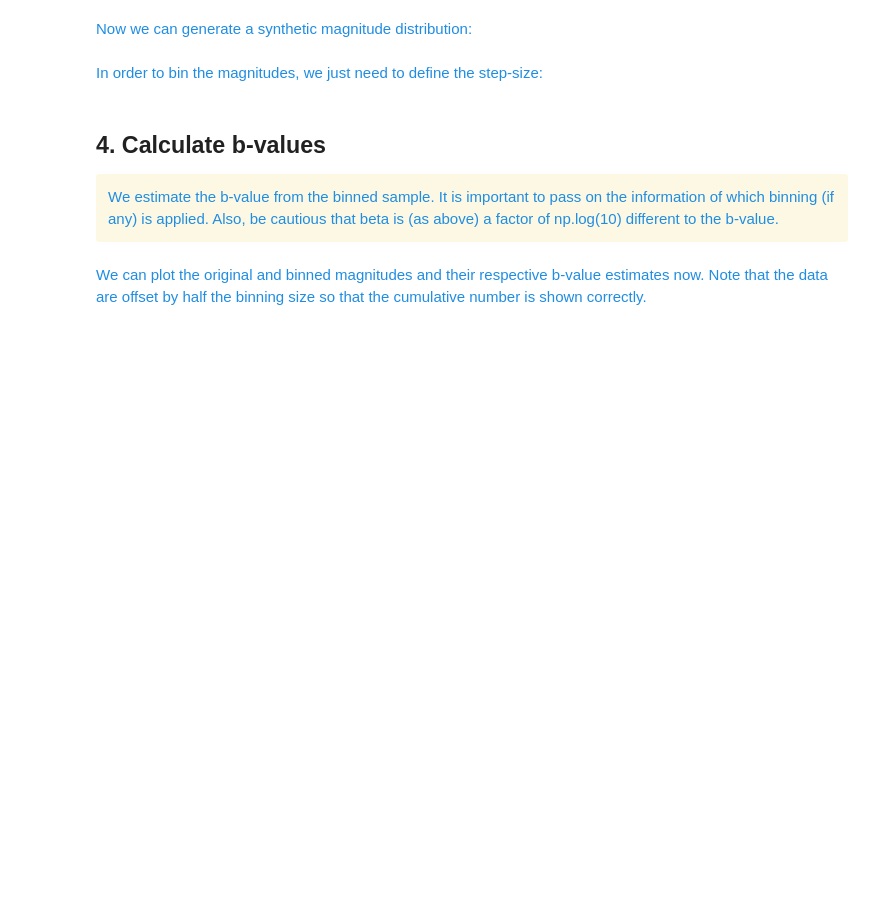
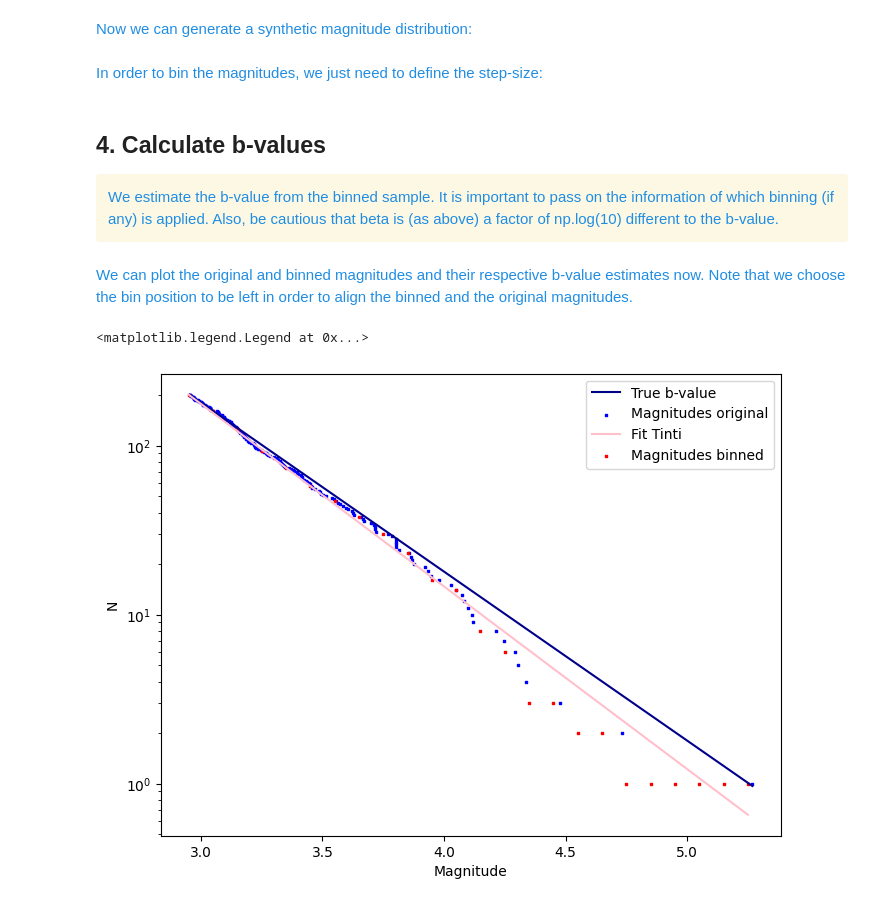
Before and after one commit to swiss-seismological-service/SeismoStats, a Jupyter notebook: catalog_Tools.ipynb, the cells around one changed output. Cells and saved outputs as stored; diff of their text form; code cells hidden in the pictures; blank space fills up the shorter version.

```diff
--- a/catalog_Tools.ipynb
+++ b/catalog_Tools.ipynb
@@ -225,11 +264,15 @@ beta_estimate = estimate_beta_tinti(mags_binned, mc=mc, delta_m=delta_m)
 # beta_estimate = estimate_beta_elst(mags_binned, delta_m=delta_m)
 # beta_estimate = estimate_beta_laplace(mags_binned, delta_m=delta_m)
 # %% [markdown]
-<font color=#208de2> We can plot the original and binned magnitudes and their respective b-value estimates now. Note that the data are offset by half the binning size so that the cumulative number is shown correctly. </font>
+<font color=#208de2> We can plot the original and binned magnitudes and their respective b-value estimates now. Note that we choose the bin position to be left in order to align the binned and the original magnitudes. </font>
 # %%
 ax = plt.subplots(figsize=(8, 6))[1]
 
 plot_cum_fmd(mags, ax=ax, b_value=b_value, mc=mc - delta_m/2, color=['blue', 'darkblue'])
-plot_cum_fmd(mags_binned,ax=ax, b_value=beta_estimate/np.log(10), delta_m=delta_m, color=['red', 'pink'])
+plot_cum_fmd(mags_binned,ax=ax, b_value=beta_estimate/np.log(10), delta_m=delta_m, color=['red', 'pink'],
+             bin_position='left')
 
 ax.legend(['True b-value', 'Magnitudes original', 'Fit Tinti', 'Magnitudes binned'])
+# %% [output]
+<matplotlib.legend.Legend at 0x...>
+[figure, added]
```
Also changed, not shown: parts of 10 cells of this notebook, 1 other file.
